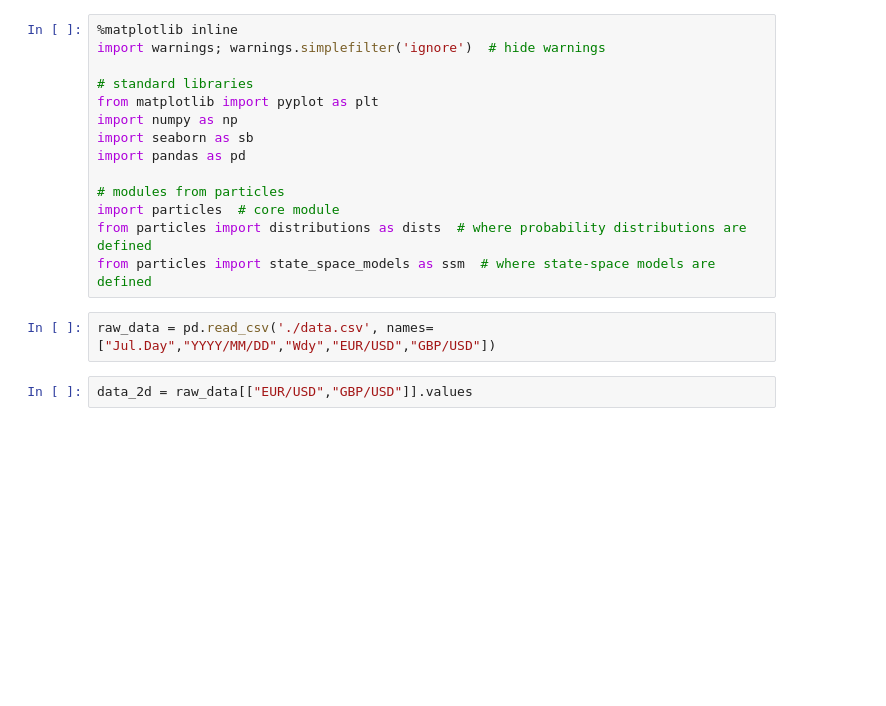
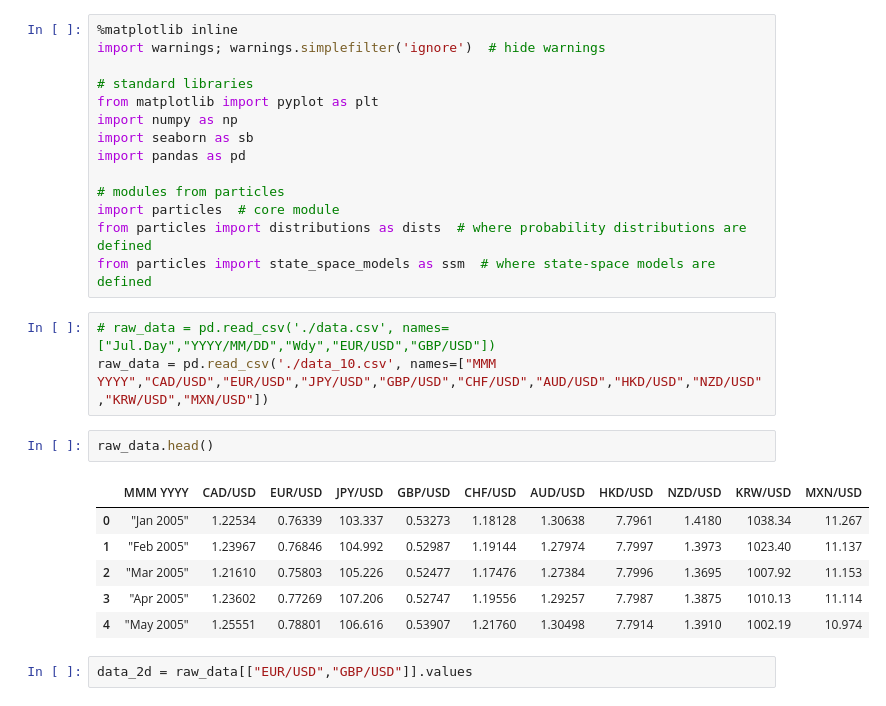
Before and after one commit to nathansiae/stochastic_volatility, a Jupyter notebook: bivariate_sv.ipynb, the cells around one changed output. Saved outputs shown, nothing was run; the diff lists cells and outputs as text; blank space fills up the shorter version.

```diff
--- a/bivariate_sv.ipynb
+++ b/bivariate_sv.ipynb
@@ -13,7 +13,17 @@ import particles  # core module
 from particles import distributions as dists  # where probability distributions are defined
 from particles import state_space_models as ssm  # where state-space models are defined
 # %%
-raw_data = pd.read_csv('./data.csv', names=["Jul.Day","YYYY/MM/DD","Wdy","EUR/USD","GBP/USD"])
+# raw_data = pd.read_csv('./data.csv', names=["Jul.Day","YYYY/MM/DD","Wdy","EUR/USD","GBP/USD"])
+raw_data = pd.read_csv('./data_10.csv', names=["MMM YYYY","CAD/USD","EUR/USD","JPY/USD","GBP/USD","CHF/USD","AUD/USD","HKD/USD","NZD/USD","KRW/USD","MXN/USD"])
+# %%
+raw_data.head()
+# %% [output]
+|  | MMM YYYY | CAD/USD | EUR/USD | JPY/USD | GBP/USD | CHF/USD | AUD/USD | HKD/USD | NZD/USD | KRW/USD | MXN/USD |
+| 0 | "Jan 2005" | 1.22534 | 0.76339 | 103.337 | 0.53273 | 1.18128 | 1.30638 | 7.7961 | 1.4180 | 1038.34 | 11.267 |
+| 1 | "Feb 2005" | 1.23967 | 0.76846 | 104.992 | 0.52987 | 1.19144 | 1.27974 | 7.7997 | 1.3973 | 1023.40 | 11.137 |
+| 2 | "Mar 2005" | 1.21610 | 0.75803 | 105.226 | 0.52477 | 1.17476 | 1.27384 | 7.7996 | 1.3695 | 1007.92 | 11.153 |
+| 3 | "Apr 2005" | 1.23602 | 0.77269 | 107.206 | 0.52747 | 1.19556 | 1.29257 | 7.7987 | 1.3875 | 1010.13 | 11.114 |
+| 4 | "May 2005" | 1.25551 | 0.78801 | 106.616 | 0.53907 | 1.21760 | 1.30498 | 7.7914 | 1.3910 | 1002.19 | 10.974 |
 # %%
 data_2d = raw_data[["EUR/USD","GBP/USD"]].values
 # %%
```
Also changed, not shown: parts of 10 cells of this notebook.
